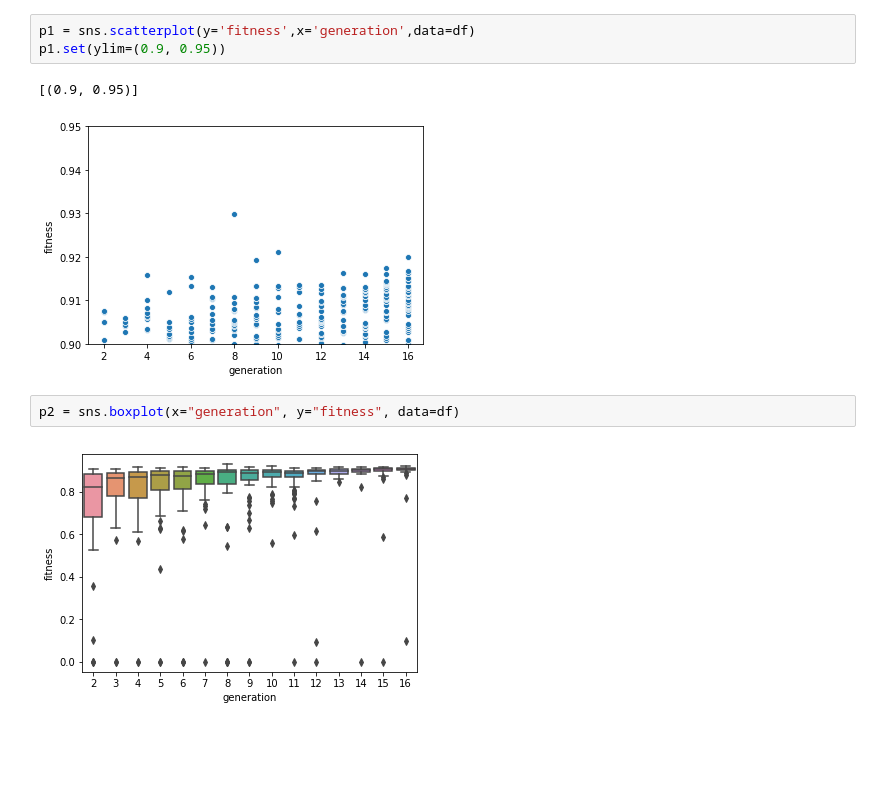
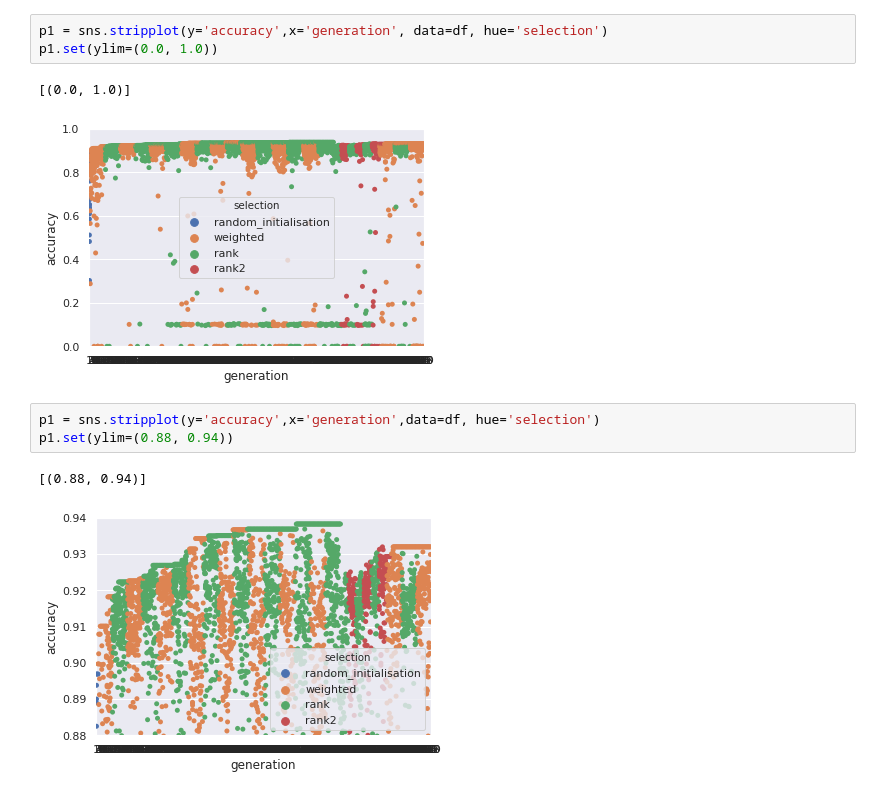
Before and after one commit to roblanf/netcaster, a Jupyter notebook: plot.ipynb, the cells around one changed output. Cells and saved outputs as stored; diff of their text form; blank space fills up the shorter version.

```diff
--- a/plot.ipynb
+++ b/plot.ipynb
@@ -10,10 +126,12 @@ df.columns = ['generation', 'fitness', 'train', 'test', 'genotype']
 # %%
-p1 = sns.scatterplot(y='fitness',x='generation',data=df)
-p1.set(ylim=(0.9, 0.95))
+p1 = sns.stripplot(y='accuracy',x='generation', data=df, hue='selection')
+p1.set(ylim=(0.0, 1.0))
 # %% [output]
-[(0.9, 0.95)]
+[(0.0, 1.0)]
-[figure, old version]
+[figure, new version]
-# %%
-p2 = sns.boxplot(x="generation", y="fitness", data=df)
-# %% [output]
-[figure, removed]
+# %%
+p1 = sns.stripplot(y='accuracy',x='generation',data=df, hue='selection')
+p1.set(ylim=(0.88, 0.94))
+# %% [output]
+[(0.88, 0.94)]
+[figure, added]
```
Also changed, not shown: parts of 18 cells of this notebook, 2 other files.
